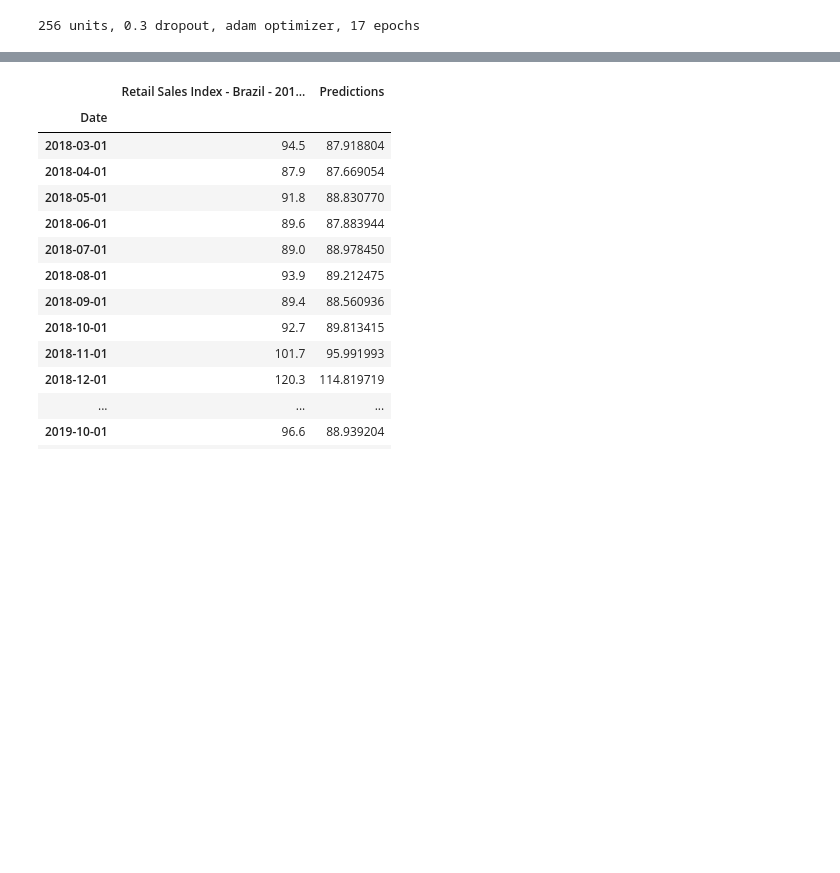
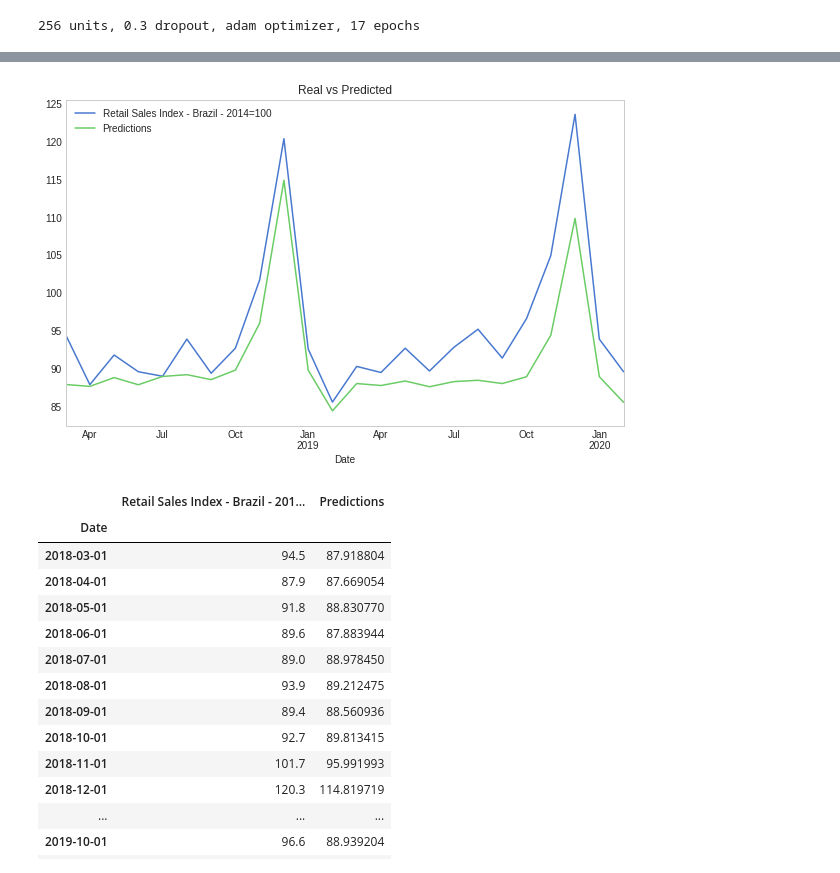
Before and after one commit to rodrigobercini/lstm-varejo-brasil, a Jupyter notebook: LSTM_Retail.ipynb, the cells around one changed output, grey strips where cells are left out. Saved outputs shown, nothing was run; the diff lists cells and outputs as text; code cells hidden in the pictures; blank space fills up the shorter version.

```diff
--- a/LSTM_Retail.ipynb
+++ b/LSTM_Retail.ipynb
@@ -203,3 +209,8 @@ grid_real_pred[best_model].plot(figsize = (10,6))
+# %%
+grid_real_pred[best_model].plot(figsize = (10,6), title='Real vs Predicted')
+plt.grid(None)
+# %% [output]
+[figure, added]
 # %%
 grid_real_pred[best_model]
 # %% [output]
```
Also changed, not shown: parts of 11 cells of this notebook, 4 other files.
